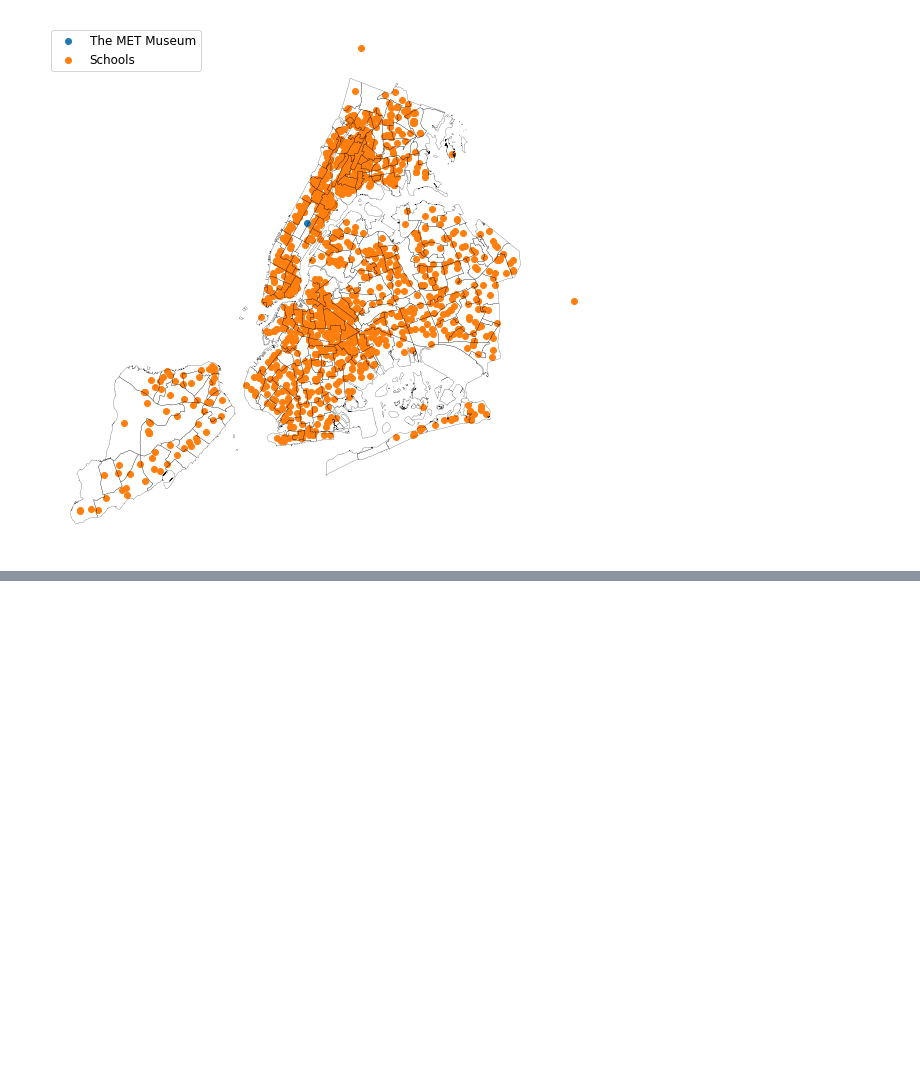
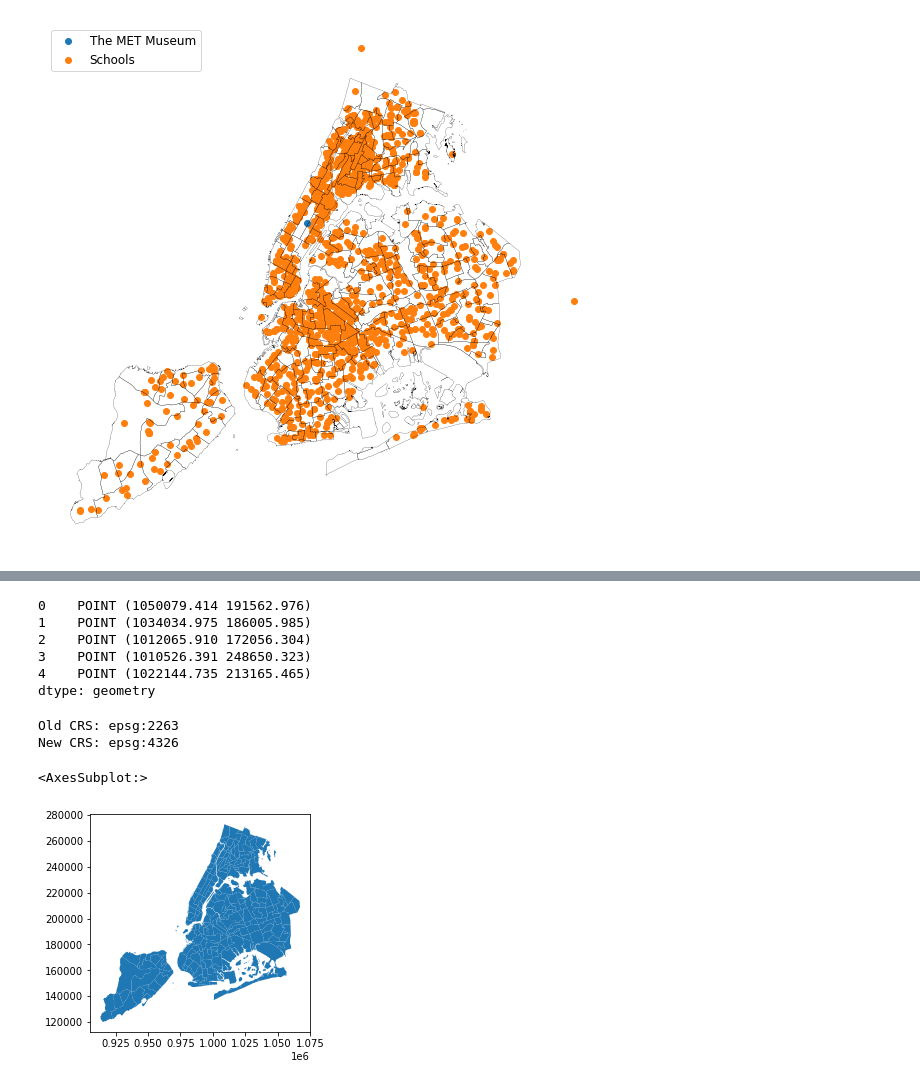
Before and after one commit to Nnyeka/Spatial_Analysis_with_Python, a Jupyter notebook: Untitled.ipynb, the cells around one changed output, grey strips where cells are left out. Drawn from its saved outputs; the diff is of its cells as text; code cells hidden in the pictures; blank space fills up the shorter version.

```diff
--- a/Untitled.ipynb
+++ b/Untitled.ipynb
@@ -264,0 +278,28 @@ school_points.distance(metmuseum[0])
+# %%
+# returns a centroid that is guaranteed to be within the geometry
+(nta_shape
+ .representative_point()
+ .head()
+)
+# %% [output]
+0    POINT (1050079.414 191562.976)
+1    POINT (1034034.975 186005.985)
+2    POINT (1012065.910 172056.304)
+3    POINT (1010526.391 248650.323)
+4    POINT (1022144.735 213165.465)
+dtype: geometry
+# %%
+# printing the current CRS of the nta
+print("Old CRS: {}".format(nta_shape.crs))
+
+# changing and printing the CRS to '4326'
+print("New CRS: {}".format(nta_shape.to_crs(epsg=4326).crs))
+# %% [output]
+Old CRS: epsg:2263
+New CRS: epsg:4326
+# %%
+# plotting the geodataframe
+nta_shape.plot()
+# %% [output]
+<AxesSubplot:>
+[figure, added]
```
Also changed, not shown: parts of 32 cells of this notebook.
